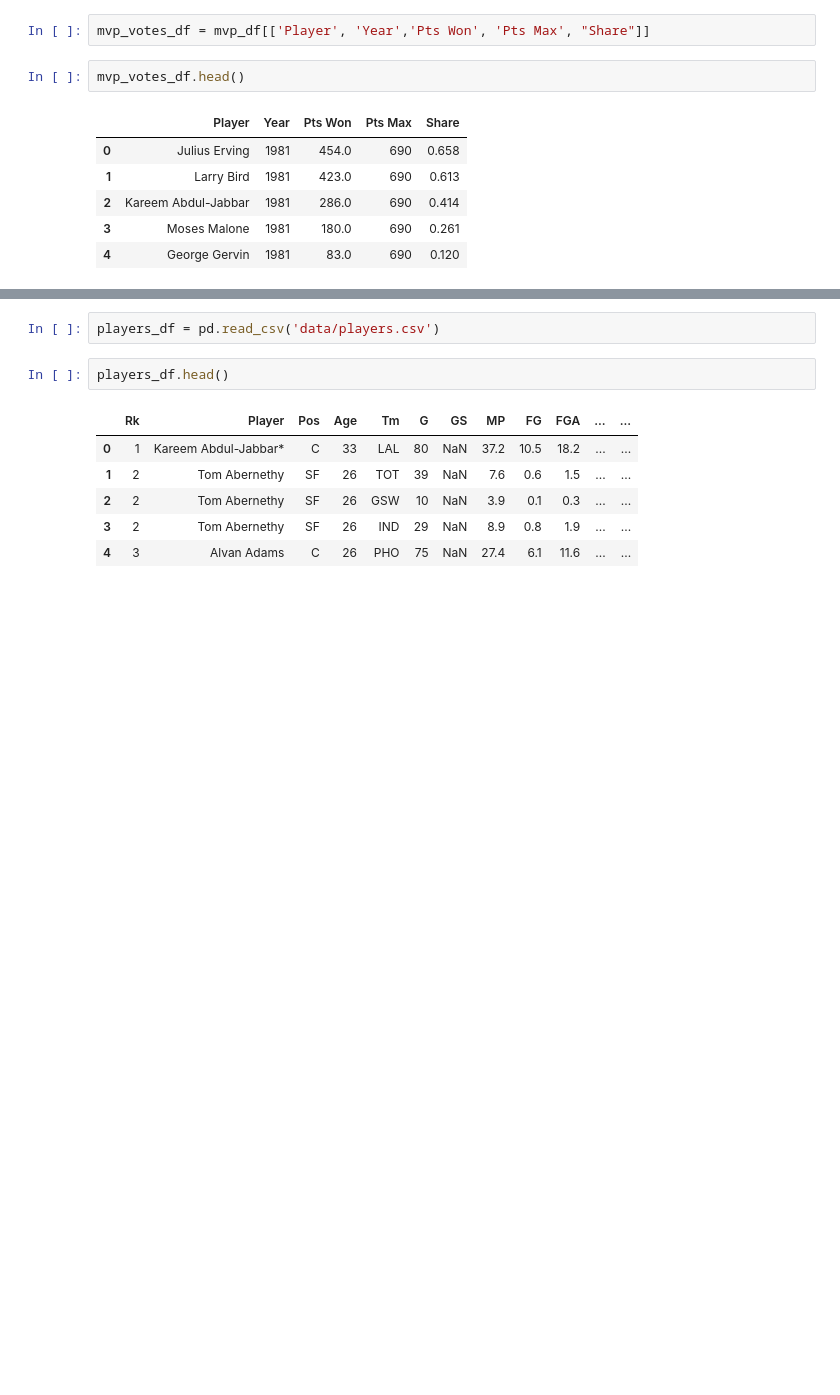
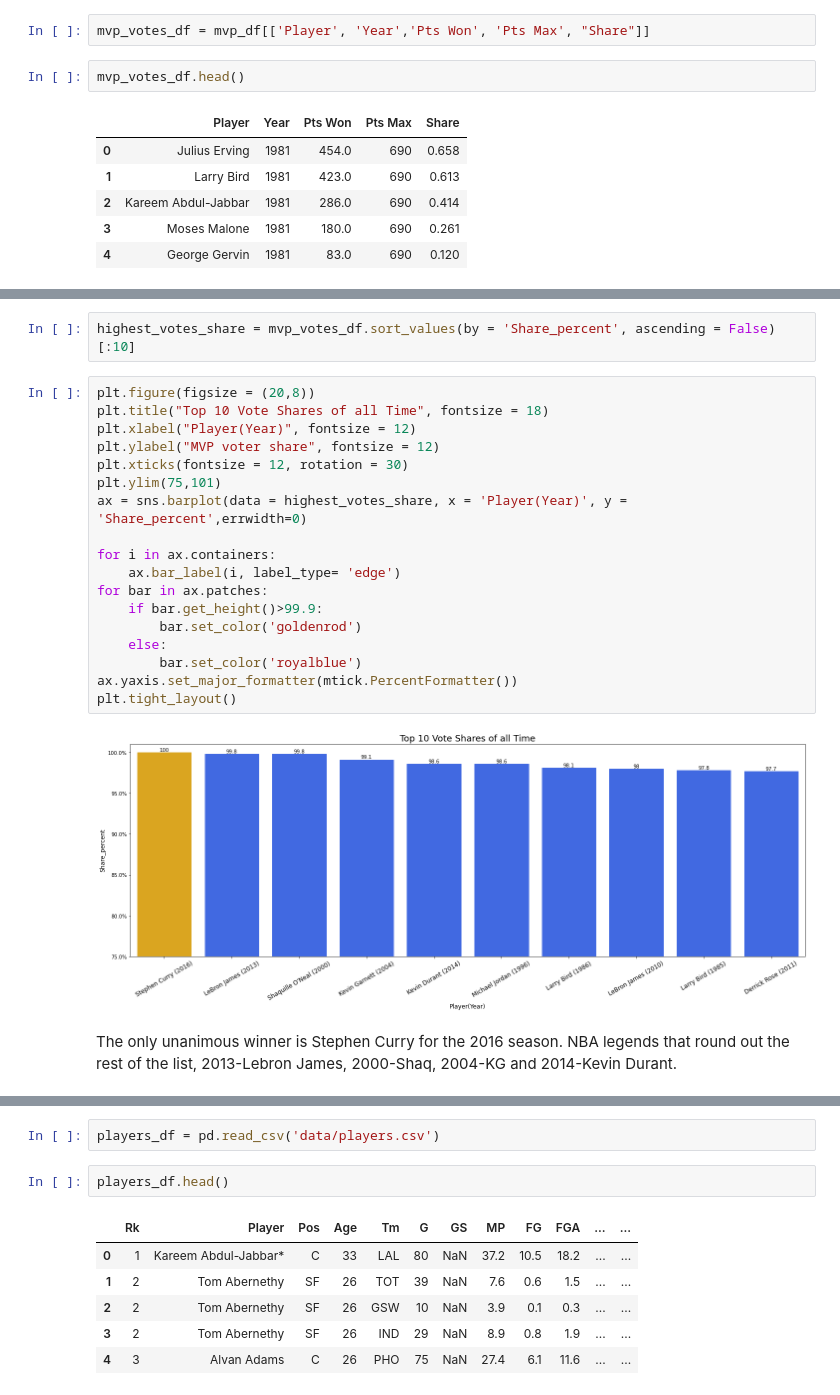
Before and after one commit to dcast822/NBA_analysis, a Jupyter notebook: 02_data_cleaning.ipynb, the cells around one changed output, grey strips where cells are left out. Saved outputs shown, nothing was run; the diff lists cells and outputs as text; blank space fills up the shorter version.

Commit message:
data viz

```diff
--- a/02_data_cleaning.ipynb
+++ b/02_data_cleaning.ipynb
@@ -27,0 +63,24 @@ mvp_votes_df.head()
+# %%
+highest_votes_share = mvp_votes_df.sort_values(by = 'Share_percent', ascending = False)[:10]
+# %%
+plt.figure(figsize = (20,8))
+plt.title("Top 10 Vote Shares of all Time", fontsize = 18)
+plt.xlabel("Player(Year)", fontsize = 12)
+plt.ylabel("MVP voter share", fontsize = 12)
+plt.xticks(fontsize = 12, rotation = 30)
+plt.ylim(75,101)
+ax = sns.barplot(data = highest_votes_share, x = 'Player(Year)', y = 'Share_percent',errwidth=0)
+
+for i in ax.containers:
+    ax.bar_label(i, label_type= 'edge')
+for bar in ax.patches:
+    if bar.get_height()>99.9:
+        bar.set_color('goldenrod')
+    else:
+        bar.set_color('royalblue')
+ax.yaxis.set_major_formatter(mtick.PercentFormatter())
+plt.tight_layout()
+# %% [output]
+[figure, added]
+# %% [markdown]
+The only unanimous winner is Stephen Curry for the 2016 season.  NBA legends that round out the rest of the list, 2013-Lebron James, 2000-Shaq, 2004-KG and 2014-Kevin Durant.
```
Also changed, not shown: parts of 19 cells of this notebook, 2 other files.
